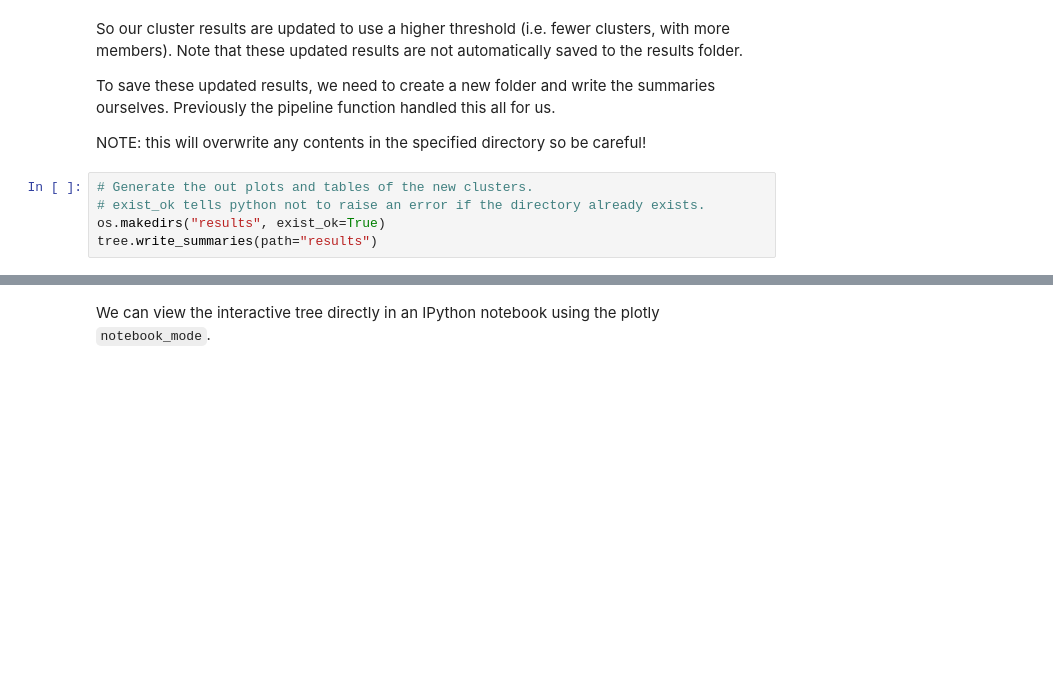
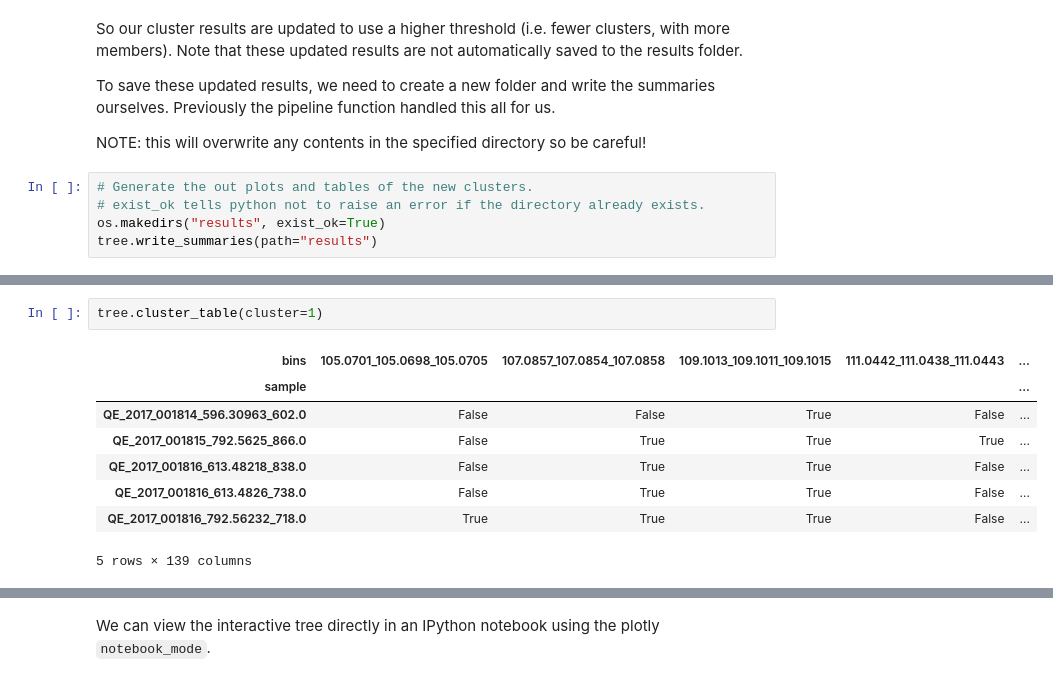
Before and after one commit to ccdmb/BioDendro, a Jupyter notebook: quick-start-example.ipynb, the cells around one changed output, grey strips where cells are left out. Drawn from its saved outputs; the diff is of its cells as text; blank space fills up the shorter version.

```diff
--- a/quick-start-example.ipynb
+++ b/quick-start-example.ipynb
@@ -89,0 +118,11 @@ tree.write_summaries(path="results")
+# %%
+tree.cluster_table(cluster=1)
+# %% [output]
+| bins | 105.0701_105.0698_105.0705 | 107.0857_107.0854_107.0858 | 109.1013_109.1011_109.1015 | 111.0442_111.0438_111.0443 | ... |
+| sample |  |  |  |  | ... |
+| QE_2017_001814_596.30963_602.0 | False | False | True | False | ... |
+| QE_2017_001815_792.5625_866.0 | False | True | True | True | ... |
+| QE_2017_001816_613.48218_838.0 | False | True | True | False | ... |
+| QE_2017_001816_613.4826_738.0 | False | True | True | False | ... |
+| QE_2017_001816_792.56232_718.0 | True | True | True | False | ... |
+5 rows × 139 columns
```
Also changed, not shown: parts of 11 cells of this notebook, 1 other file.
